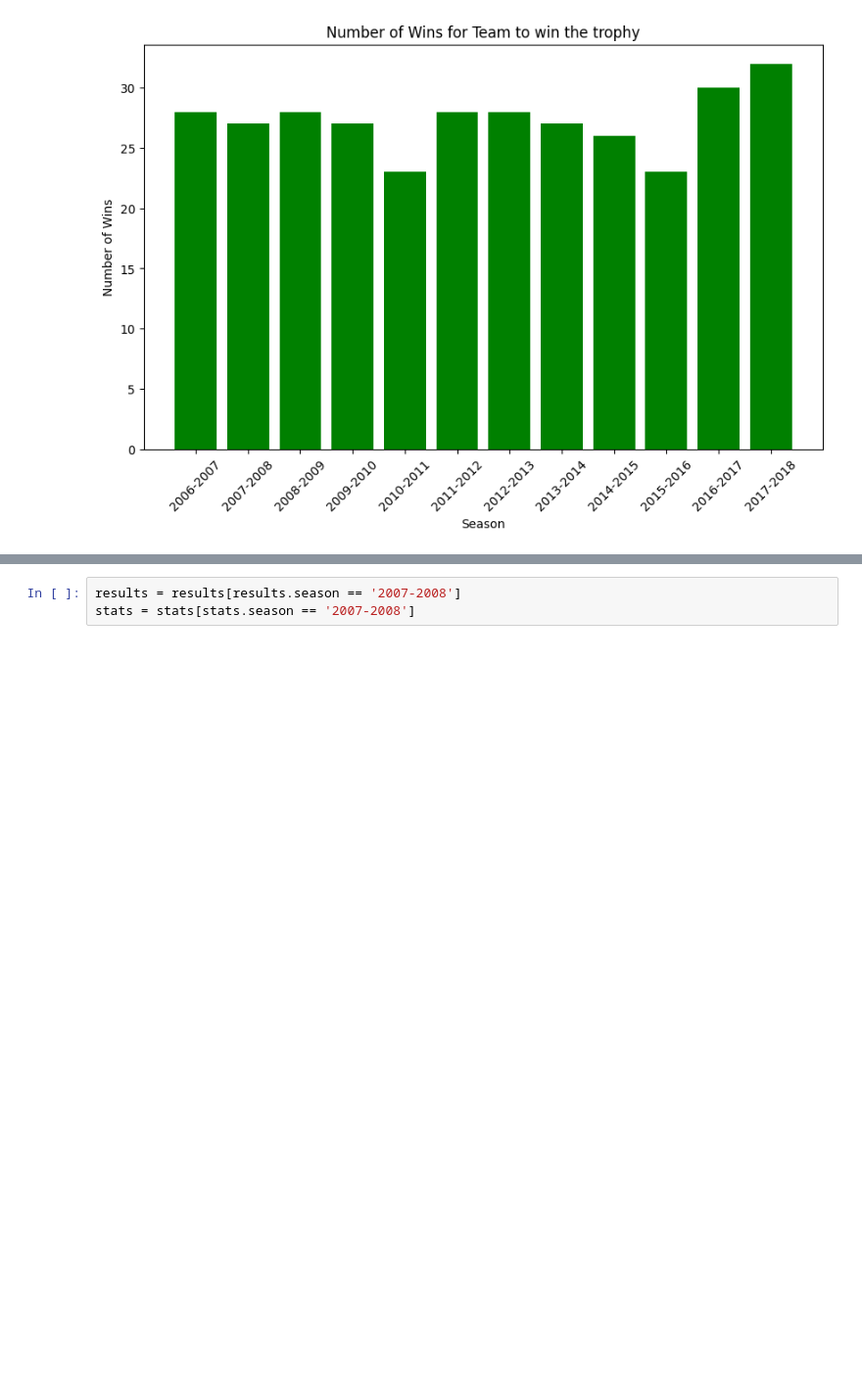
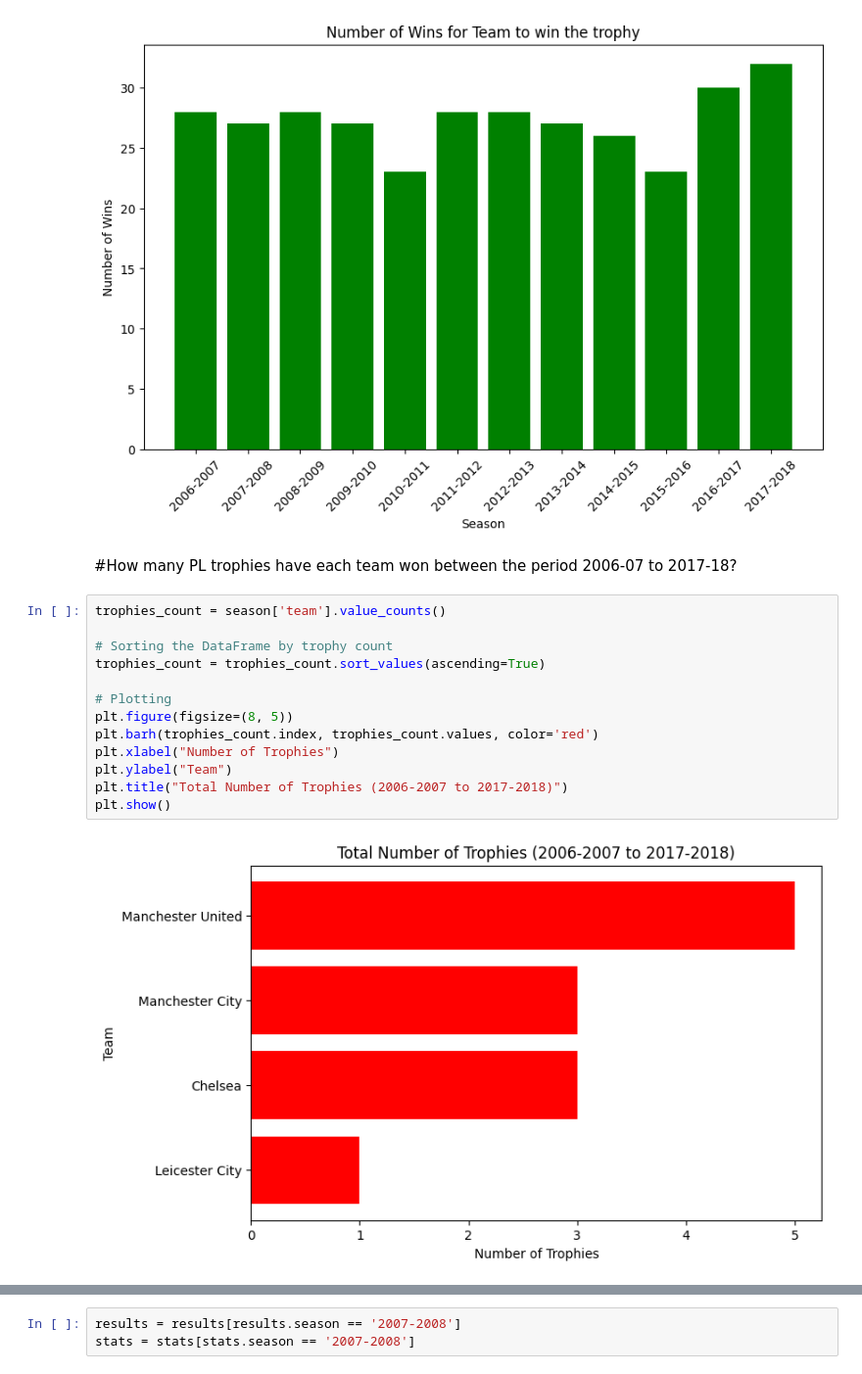
Before and after one commit to addu2612/Premier_League_Analysis, a Jupyter notebook: Mini_Project_Python.ipynb, the cells around one changed output, grey strips where cells are left out. Shown at 98% size. Cells and saved outputs as stored; diff of their text form; blank space fills up the shorter version.

```diff
--- a/Mini_Project_Python.ipynb
+++ b/Mini_Project_Python.ipynb
@@ -49,4 +51,21 @@ plt.xticks(rotation=45)
 plt.show()
 # %% [output]
 [figure]
+# %% [markdown]
+#How many PL trophies have each team won between the period 2006-07 to 2017-18?
+# %%
+trophies_count = season['team'].value_counts()
+
+# Sorting the DataFrame by trophy count
+trophies_count = trophies_count.sort_values(ascending=True)
+
+# Plotting
+plt.figure(figsize=(8, 5))
+plt.barh(trophies_count.index, trophies_count.values, color='red')
+plt.xlabel("Number of Trophies")
+plt.ylabel("Team")
+plt.title("Total Number of Trophies (2006-2007 to 2017-2018)")
+plt.show()
+# %% [output]
+[figure, added]
 # %% [markdown]
```
Also changed, not shown: parts of 18 cells of this notebook.
